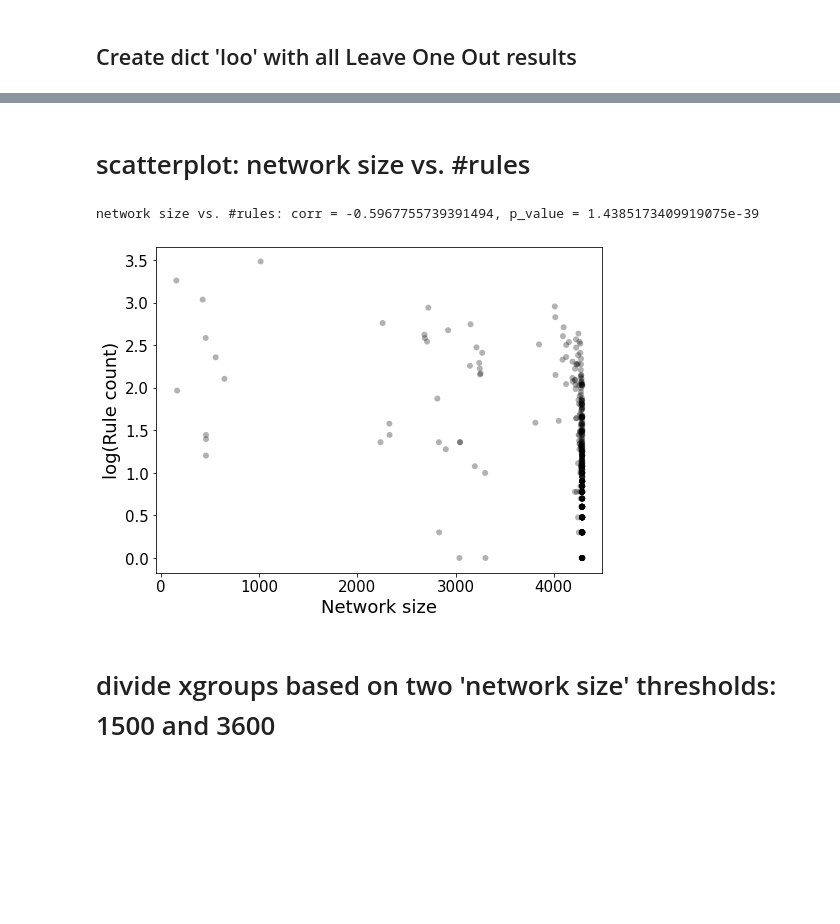
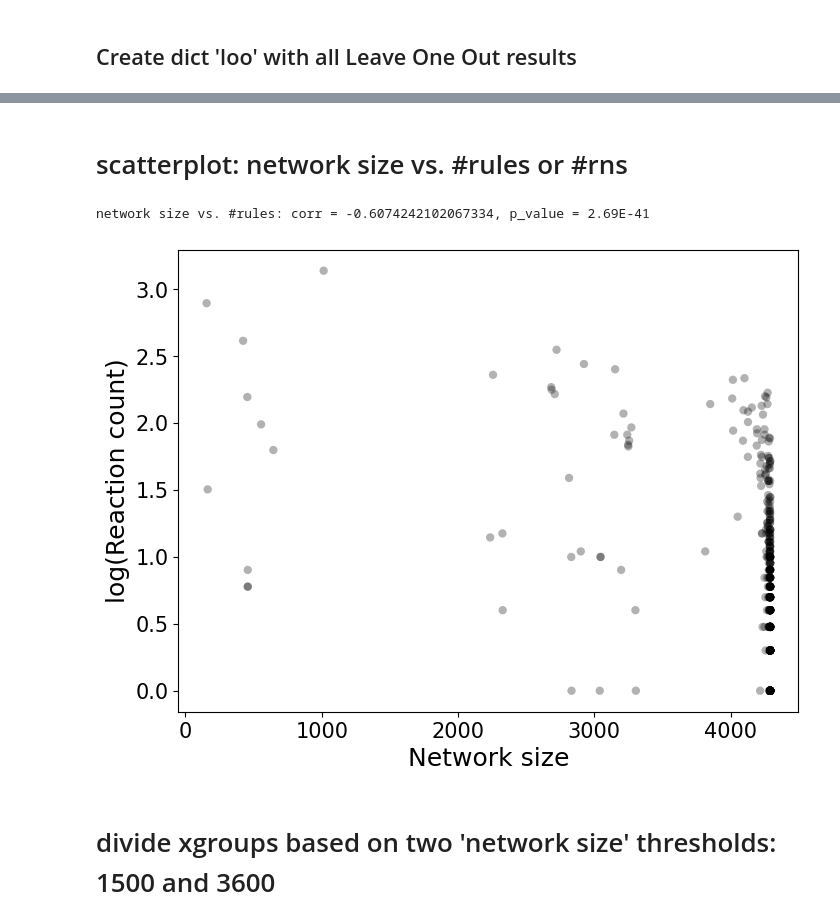
Before and after one commit to tseamuscorlett/enzyme-gated-network-expansion, a Jupyter notebook: Figure_1_leave-one-out.ipynb, the cells around one changed output, grey strips where cells are left out. Saved outputs shown, nothing was run; the diff lists cells and outputs as text; code cells hidden in the pictures; blank space fills up the shorter version.

```diff
--- a/Figure_1_leave-one-out.ipynb
+++ b/Figure_1_leave-one-out.ipynb
@@ -123,0 +37,12 @@ len(xgroup2ns)
+# %%
+# preATP 1000 runs
+
+df_folds_folditer = pd.read_csv('../data/1000runs_csvs/1000runs_csvs_preATP/folds_folditer_preATP.csv', index_col=0)
+df_cpds_folditer = pd.read_csv('../data/1000runs_csvs/1000runs_csvs_preATP/cpds_folditer_preATP.csv', index_col=0)
+df_rns_folditer = pd.read_csv('../data/1000runs_csvs/1000runs_csvs_preATP/rns_folditer_preATP.csv', index_col=0)
+df_rules_folditer = pd.read_csv('../data/1000runs_csvs/1000runs_csvs_preATP/rules_folditer_preATP.csv', index_col=0)
+
+rns_scope = list(df_rns_folditer.index)
+cpds_scope = list(df_cpds_folditer.index)
+rn2rules_scope = {k:v for k,v in rn2rules.items() if k in rns_scope}
+len(rn2rules_scope)
@@ -124,15 +51,15 @@ len(xgroup2ns)
 # %%
-def numRulesWith(xgroup, rn2rules):
+def numRulesWith(xgroup):
     numRules = 0
-    for reaction, rules in rn2rules.items():
+    for reaction, rules in rn2rules_scope.items():
         for rule in rules:
             if xgroup in rule:
                 numRules += 1
     return numRules
 # %%
 x2rulesNum = {}
-for xgroup in xgroup2ns.keys():
-    x2rulesNum[xgroup] = numRulesWith(xgroup, rn2rules)
+for xgroup in x2ns.keys():
+    x2rulesNum[xgroup] = numRulesWith(xgroup)
 # %%
 histogram(x2rulesNum, bins=100, x_axis = 'number of rules')
 # %% [output]
@@ -140,27 +67,40 @@ histogram(x2rulesNum, bins=100, x_axis = 'number of rules')
 # %%
 # dict2csv(x2rulesNum, '../data/assets/xgroup2/xgroup2rulesNum.csv')
+# %%
+def numRnWith(xgroup):
+    rnWithX = []
+    for reaction, rules in rn2rules_scope.items():
+        for rule in rules:
+            if xgroup in rule:
+                rnWithX.append(reaction)
+                break
+    return len(set(rnWithX))
+
+x2rnNum = {}
+for xgroup in x2ns.keys():
+    x2rnNum[xgroup] = numRnWith(xgroup)
 # %% [markdown]
-# scatterplot: network size vs. #rules
+# scatterplot: network size vs. #rules or #rns
 # %%
-corr, p = spearman(xgroup2ns, x2rulesNum)
+corr, p = spearman(x2ns, x2rnNum)
 print(f'network size vs. #rules: corr = {corr}, p_value = {p}')
 
-valid_keys, data1, data2 = todata(xgroup2ns, x2rulesNum)
+valid_keys, data1, data2 = todata(x2ns, x2rnNum)
 fig, ax = plt.subplots(1, 1, figsize=(8, 6))
 
 plt.scatter(data1, np.log10(data2), marker='o', edgecolor='none', color='k', alpha = 0.3, label='Data Points', zorder=2)
 
 # ax.axvspan(0, 3600, facecolor='yellow', alpha=0.2)
 # ax.axvspan(3600, 4400, facecolor='green', alpha=0.2)
 ax.set_xlabel('Network size', fontsize=18)
-ax.set_ylabel('log(Rule count)', fontsize=18)
+ax.set_ylabel('log(Reaction count)', fontsize=18)
 plt.tick_params(labelsize=15)
 
 # plt.savefig('scatter_networkSize2numRulesLog.svg', dpi=300, bbox_inches = 'tight')
 plt.show()
 # %% [output]
-network size vs. #rules: corr = -0.5967755739391494, p_value = 1.4385173409919075e-39
+network size vs. #rules: corr = -0.6074242102067334, p_value = 2.69E-41
-[figure, old version]
+[figure, new version]
 # %% [markdown]
 # divide xgroups based on two 'network size' thresholds: 1500 and 3600
 # %%
```
Also changed, not shown: parts of 32 cells of this notebook, 5 other files.
